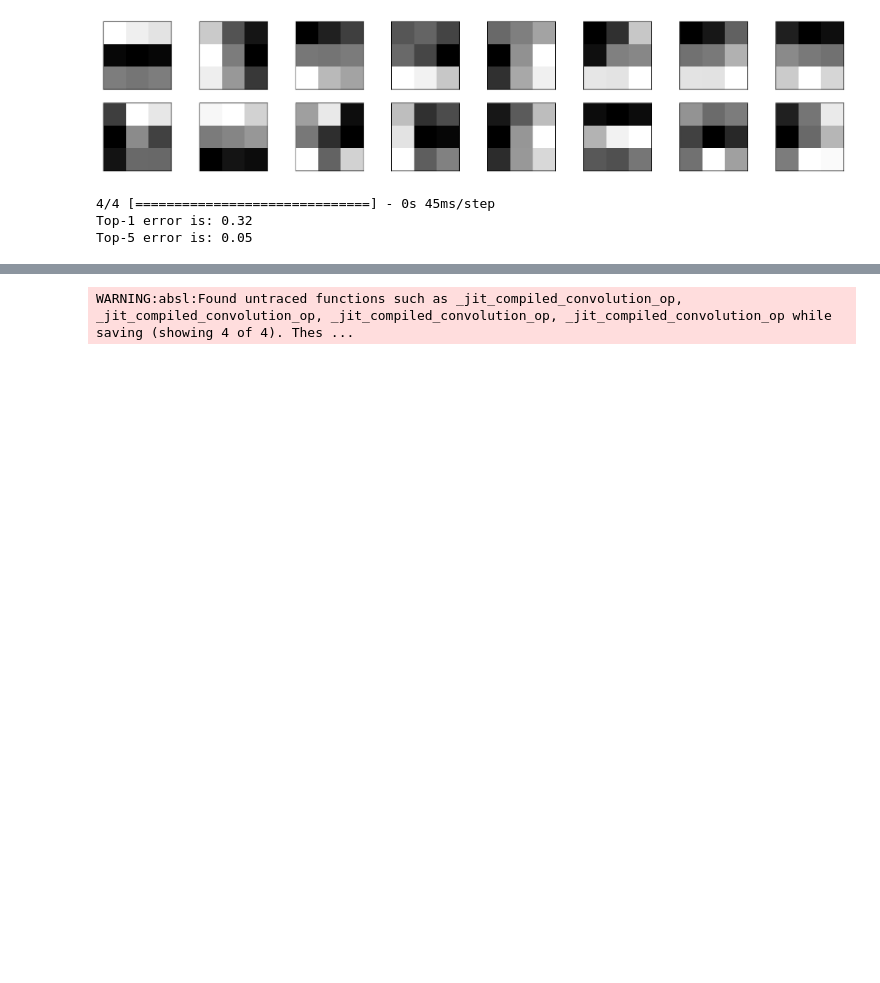
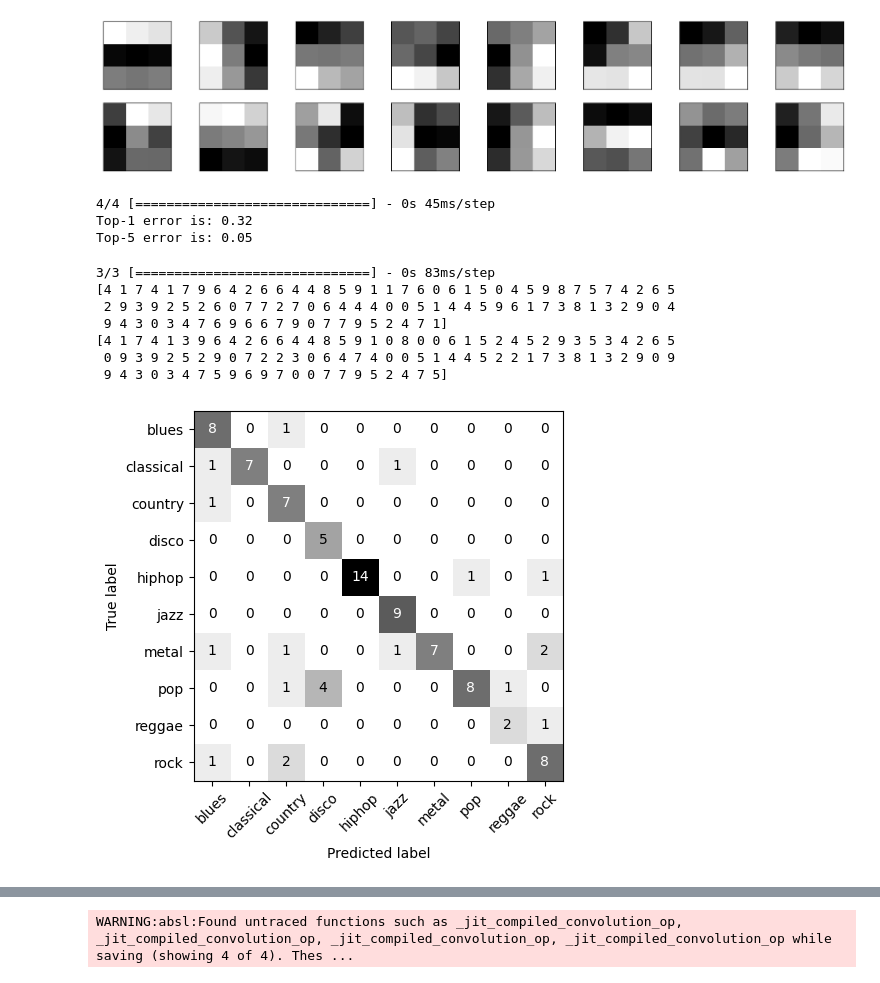
Before and after one commit to thdb-theo/AudioClassification, a Jupyter notebook: src/Model.ipynb, the cells around one changed output, grey strips where cells are left out. Drawn from its saved outputs; the diff is of its cells as text; code cells hidden in the pictures; blank space fills up the shorter version.

```diff
--- a/src/Model.ipynb
+++ b/src/Model.ipynb
@@ -402,3 +404,28 @@ print("Top-5 error is: " + str(top_n_error(predictions,y_test[:len(predictions)]
 4/4 [==============================] - 0s 45ms/step
 Top-1 error is: 0.32
 Top-5 error is: 0.05
+# %%
+from sklearn.metrics import ConfusionMatrixDisplay, confusion_matrix
+
+labels = ["blues", "classical", "country", "disco", "hiphop", "jazz", "metal", "pop", "reggae", "rock"]
+predictions = model.predict(x_test)
+pred_classes = np.argmax(predictions, axis=1)
+print(pred_classes)
+test_classes = np.argmax(y_test, axis=1)
+print(test_classes)
+cm = confusion_matrix(pred_classes, test_classes)
+fig, ax = plt.subplots()
+disp = ConfusionMatrixDisplay(cm, display_labels=labels)
+disp.plot(ax=ax, cmap="binary", colorbar=False)
+ax.set_xticklabels(labels, rotation = 45)
+plt.savefig("confusion.png",  bbox_inches='tight')
+plt.show()
+# %% [output]
+3/3 [==============================] - 0s 83ms/step
+[4 1 7 4 1 7 9 6 4 2 6 6 4 4 8 5 9 1 1 7 6 0 6 1 5 0 4 5 9 8 7 5 7 4 2 6 5
+ 2 9 3 9 2 5 2 6 0 7 7 2 7 0 6 4 4 4 0 0 5 1 4 4 5 9 6 1 7 3 8 1 3 2 9 0 4
+ 9 4 3 0 3 4 7 6 9 6 6 7 9 0 7 7 9 5 2 4 7 1]
+[4 1 7 4 1 3 9 6 4 2 6 6 4 4 8 5 9 1 0 8 0 0 6 1 5 2 4 5 2 9 3 5 3 4 2 6 5
+ 0 9 3 9 2 5 2 9 0 7 2 2 3 0 6 4 7 4 0 0 5 1 4 4 5 2 2 1 7 3 8 1 3 2 9 0 9
+ 9 4 3 0 3 4 7 5 9 6 9 7 0 0 7 7 9 5 2 4 7 5]
+[figure, added]
```
Also changed, not shown: parts of 6 cells of this notebook, 1 other file.
